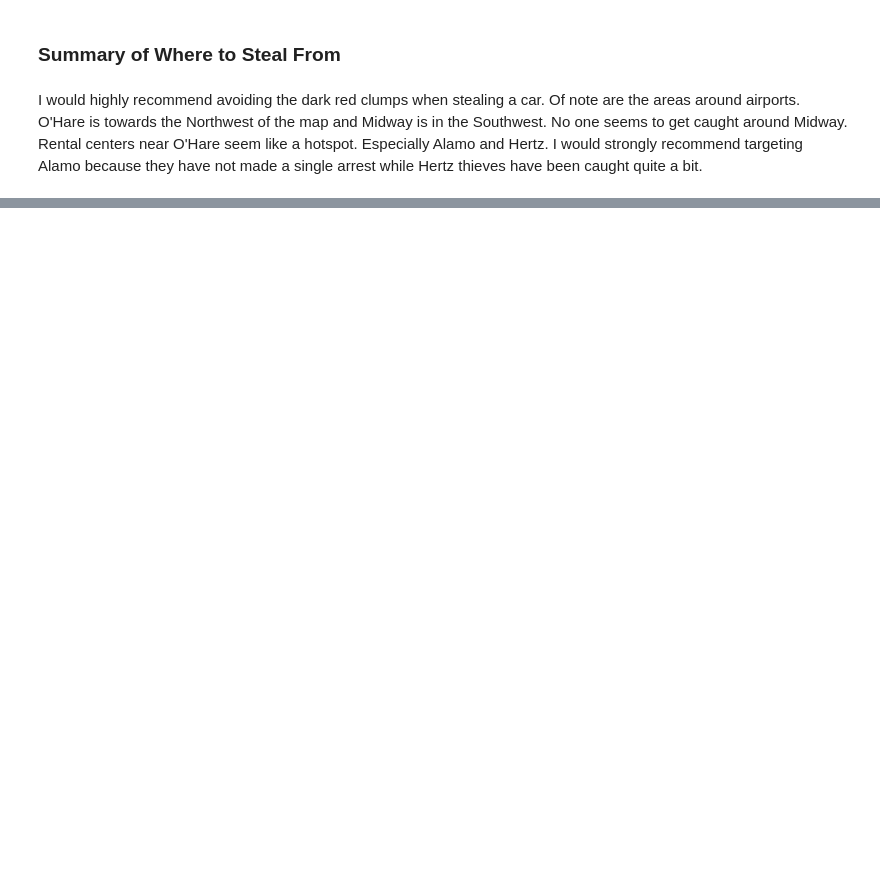
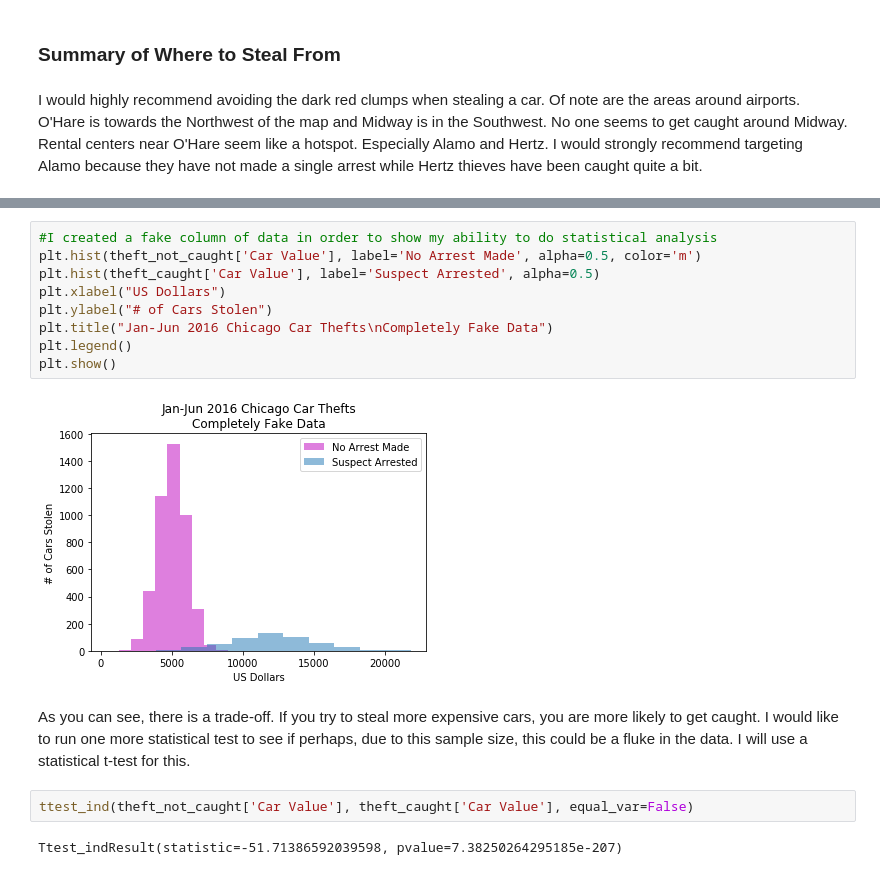
Before and after one commit to Lukede9/Thinkful, a Jupyter notebook: Prep Course/Unit 4/Capstone Report on Car Thefts.ipynb, the cells around one changed output, grey strips where cells are left out. Saved outputs shown, nothing was run; the diff lists cells and outputs as text; blank space fills up the shorter version.

```diff
--- a/Prep Course/Unit 4/Capstone Report on Car Thefts.ipynb
+++ b/Prep Course/Unit 4/Capstone Report on Car Thefts.ipynb
@@ -262,0 +267,17 @@ Above is a list of locations with a 100% success rate. Park Property looks very
+# %%
+#I created a fake column of data in order to show my ability to do statistical analysis
+plt.hist(theft_not_caught['Car Value'], label='No Arrest Made', alpha=0.5, color='m')
+plt.hist(theft_caught['Car Value'], label='Suspect Arrested', alpha=0.5)
+plt.xlabel("US Dollars")
+plt.ylabel("# of Cars Stolen")
+plt.title("Jan-Jun 2016 Chicago Car Thefts\nCompletely Fake Data")
+plt.legend()
+plt.show()
+# %% [output]
+[figure, added]
+# %% [markdown]
+As you can see, there is a trade-off. If you try to steal more expensive cars, you are more likely to get caught. I would like to run one more statistical test to see if perhaps, due to this sample size, this could be a fluke in the data. I will use a statistical t-test for this.
+# %%
+ttest_ind(theft_not_caught['Car Value'], theft_caught['Car Value'], equal_var=False)
+# %% [output]
+Ttest_indResult(statistic=-51.71386592039598, pvalue=7.38250264295185e-207)
```
Also changed, not shown: parts of 30 cells of this notebook.
